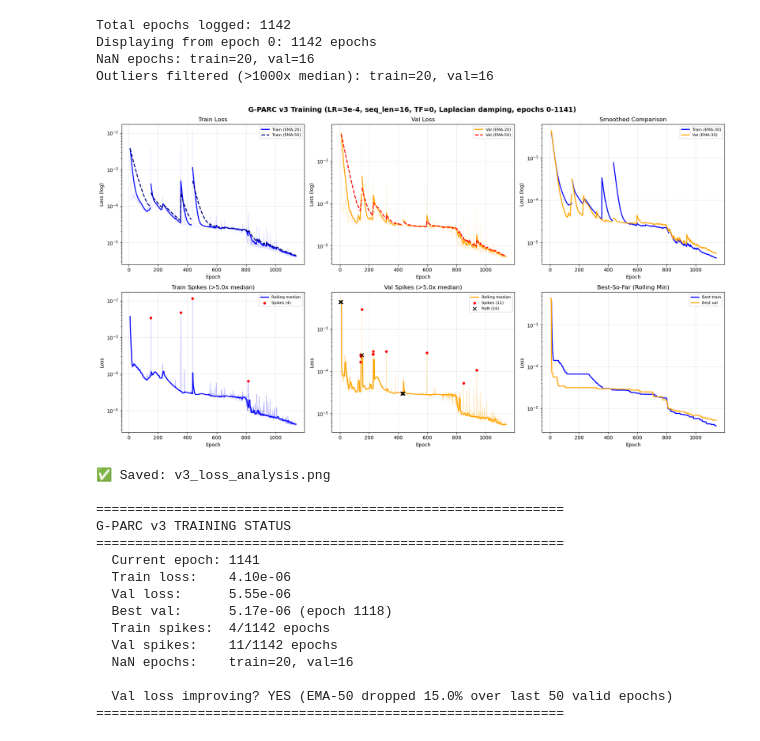
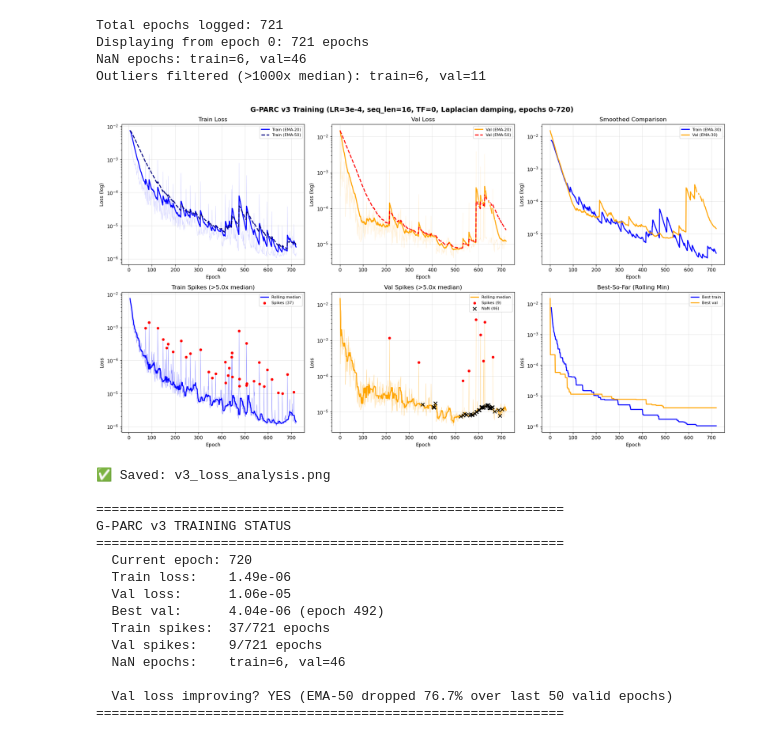
Before and after one commit to JackBeerman/G-PARC, a Jupyter notebook: scripts/global_elasto/loss.ipynb, the cells around one changed output. Drawn from its saved outputs; the diff is of its cells as text; code cells hidden in the pictures.

```diff
--- a/scripts/global_elasto/loss.ipynb
+++ b/scripts/global_elasto/loss.ipynb
@@ -15,7 +15,7 @@ from pathlib import Path
 # ============================================================
 # LOAD DATA
 # ============================================================
-history_path = '/scratch/jtb3sud/elasto_graphconv_V2/gparcv1/training_history.json'
+history_path = '/scratch/jtb3sud/gparcv2/elasto/training_history.json'
 #history_path = '/scratch/jtb3sud/elasto_graphconv_V2/global_max_v3_seq34full/training_history.json'
 with open(history_path) as f:
     hist = json.load(f)
@@ -199,50 +199,50 @@ final_val = valid_val[-1]
 best_val = np.nanmin(val_loss)
 best_val_epoch = epochs[np.nanargmin(val_loss)]
 
 print(f"\n{'='*60}")
 print("G-PARC v3 TRAINING STATUS")
 print(f"{'='*60}")
 print(f"  Current epoch: {epochs[-1]}")
 print(f"  Train loss:    {final_train:.2e}")
 print(f"  Val loss:      {final_val:.2e}")
 print(f"  Best val:      {best_val:.2e} (epoch {best_val_epoch})")
 print(f"  Train spikes:  {train_spikes.sum()}/{len(train_loss)} epochs")
 print(f"  Val spikes:    {val_spikes.sum()}/{len(val_loss)} epochs")
 print(f"  NaN epochs:    train={n_nan_train}, val={n_nan_val}")
 print(f"\n  Val loss improving? ", end="")
 ema50 = smooth(val_loss, 50)
 # Get indices where EMA is valid
 finite_mask = np.isfinite(ema50)
 finite_indices = np.where(finite_mask)[0]
 if len(finite_indices) > 50:
     recent_trend = ema50[finite_indices[-1]] / ema50[finite_indices[-50]]
     if recent_trend < 0.9:
         print(f"YES (EMA-50 dropped {(1-recent_trend)*100:.1f}% over last 50 valid epochs)")
     elif recent_trend < 1.0:
         print(f"SLOWLY ({(1-recent_trend)*100:.1f}% over last 50 valid epochs)")
     else:
         print(f"PLATEAU/RISING ({(recent_trend-1)*100:.1f}% increase over last 50 valid epochs)")
 else:
     print("Not enough data yet")
 print(f"{'='*60}")
 # %% [output]
-Total epochs logged: 1142
-Displaying from epoch 0: 1142 epochs
-NaN epochs: train=20, val=16
-Outliers filtered (>1000x median): train=20, val=16
+Total epochs logged: 721
+Displaying from epoch 0: 721 epochs
+NaN epochs: train=6, val=46
+Outliers filtered (>1000x median): train=6, val=11
-[figure, old version]
+[figure, new version]
 ✅ Saved: v3_loss_analysis.png
 
 ============================================================
 G-PARC v3 TRAINING STATUS
 ============================================================
-  Current epoch: 1141
-  Train loss:    4.10e-06
-  Val loss:      5.55e-06
-  Best val:      5.17e-06 (epoch 1118)
-  Train spikes:  4/1142 epochs
-  Val spikes:    11/1142 epochs
-  NaN epochs:    train=20, val=16
+  Current epoch: 720
+  Train loss:    1.49e-06
+  Val loss:      1.06e-05
+  Best val:      4.04e-06 (epoch 492)
+  Train spikes:  37/721 epochs
+  Val spikes:    9/721 epochs
+  NaN epochs:    train=6, val=46
 
-  Val loss improving? YES (EMA-50 dropped 15.0% over last 50 valid epochs)
+  Val loss improving? YES (EMA-50 dropped 76.7% over last 50 valid epochs)
 ============================================================
```
Also changed, not shown: 19 other files.
